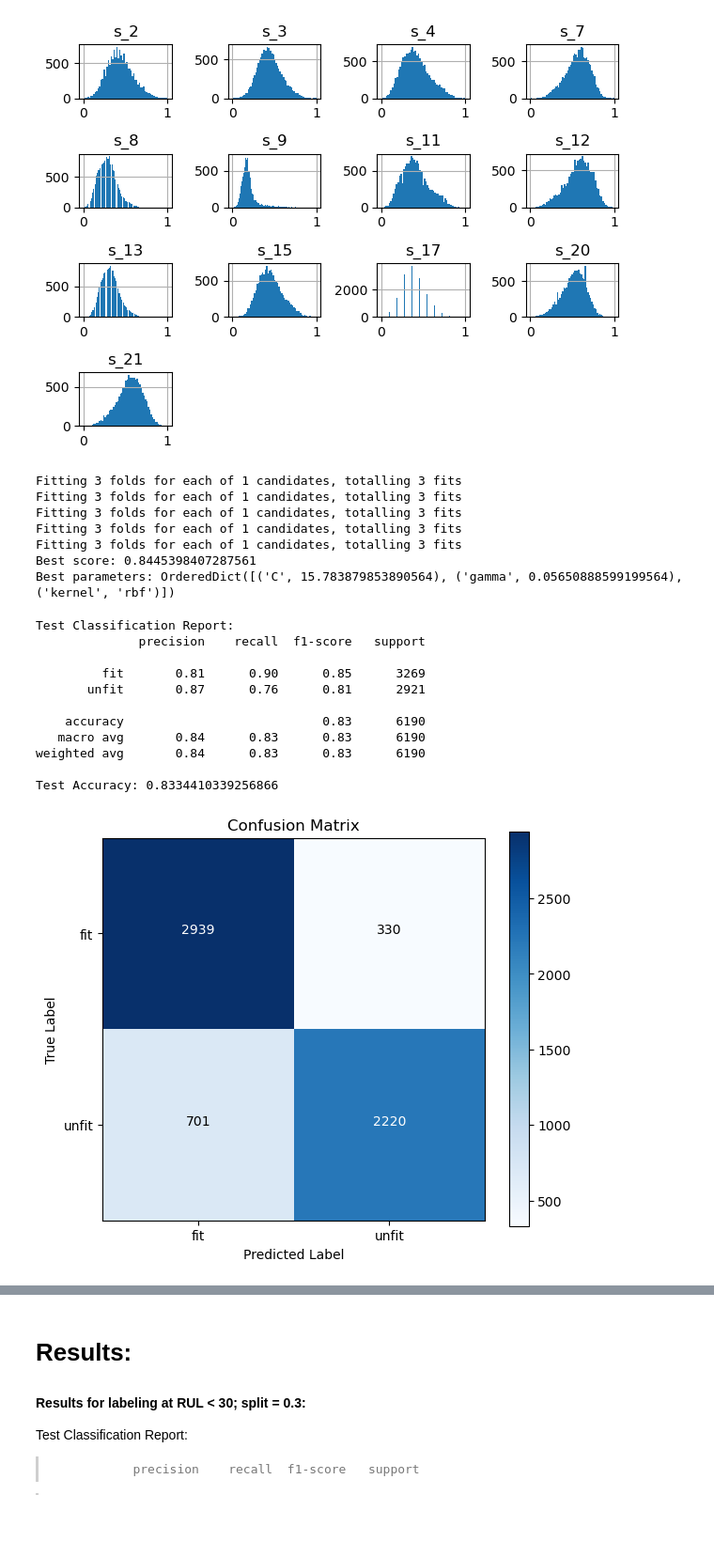
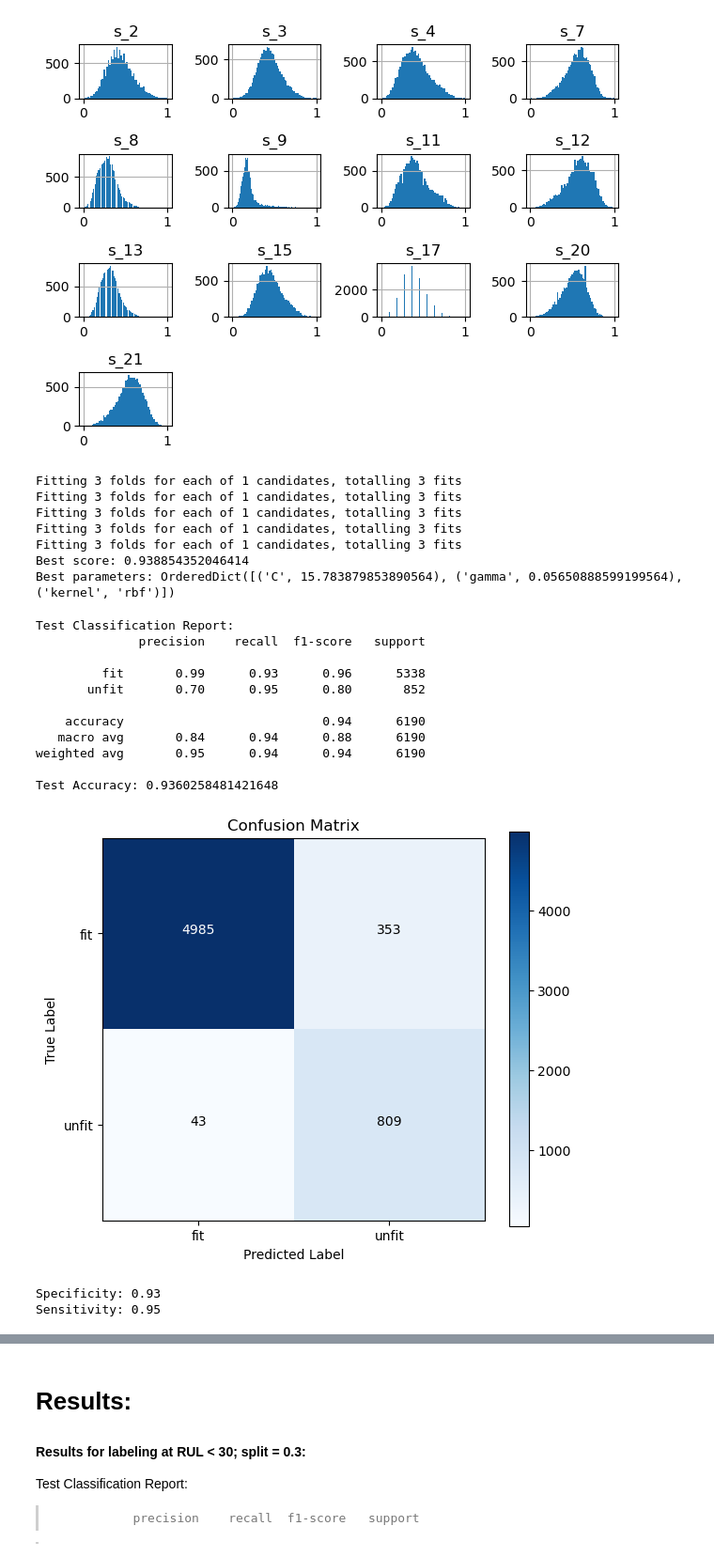
Before and after one commit to spechta/turbofan_rul, a Jupyter notebook: classifier.ipynb, the cells around one changed output, grey strips where cells are left out. Shown at 94% size. Drawn from its saved outputs; the diff is of its cells as text; code cells hidden in the pictures; blank space fills up the shorter version.

Commit message:
specificity Berechnung wieder hinzugefügt

```diff
--- a/classifier.ipynb
+++ b/classifier.ipynb
@@ -292,8 +292,8 @@ svc = SVC(class_weight='balanced', random_state=42)
 bayes_cv = BayesSearchCV(
     estimator=svc,
     search_spaces=param_space,
-    n_iter=10,        # number of parameter settings sampled
-    cv=15,
+    n_iter=3,
+    cv=5,
     scoring='accuracy',
     n_jobs=-1,
     verbose=2,
@@ -491,7 +485,7 @@ drop_list = ['setting_1', 'setting_2', 'setting_3', 's_1', 's_5', 's_6', 's_10',
 train['RUL'] = train.groupby('unit_number')['time_cycles'].transform('max') - train['time_cycles']
 
 # Define a threshold for binary classification (e.g., RUL < 30 -> unfit)
-threshold = 100
+threshold = 30
 train['label'] = train['RUL'].apply(lambda x: 'unfit' if x < threshold else 'fit')
 # %%
 from sklearn.model_selection import train_test_split
@@ -583,7 +577,7 @@ Fitting 3 folds for each of 1 candidates, totalling 3 fits
 Fitting 3 folds for each of 1 candidates, totalling 3 fits
 Fitting 3 folds for each of 1 candidates, totalling 3 fits
 Fitting 3 folds for each of 1 candidates, totalling 3 fits
-Best score: 0.8445398407287561
+Best score: 0.938854352046414
 Best parameters: OrderedDict([('C', 15.783879853890564), ('gamma', 0.05650888599199564), ('kernel', 'rbf')])
 # %%
 best_model = bayes_cv.best_estimator_
@@ -599,37 +593,52 @@ print("Test Accuracy:", accuracy_score(y_test, y_pred_test))
 
 # Define the label order for 2 classes
 labels_order = ['fit', 'unfit']
 
 # Compute the confusion matrix with specific label order
 cm = confusion_matrix(y_test, y_pred_test, labels=labels_order)
 
 plt.figure(figsize=(6, 5))
 plt.imshow(cm, interpolation='nearest', cmap=plt.cm.Blues)
 plt.title('Confusion Matrix')
 plt.colorbar()
 tick_marks = np.arange(len(labels_order))
 plt.xticks(tick_marks, labels_order)
 plt.yticks(tick_marks, labels_order)
 thresh = cm.max() / 2.
 for i in range(cm.shape[0]):
     for j in range(cm.shape[1]):
         plt.text(j, i, format(cm[i, j], 'd'),
                  horizontalalignment="center",
                  color="white" if cm[i, j] > thresh else "black")
 plt.xlabel('Predicted Label')
 plt.ylabel('True Label')
 plt.tight_layout()
 plt.show()
+
+# Display Specificity and Sensitivity
+def specificity_sensitivity(y_true, y_pred):
+    cm = confusion_matrix(y_true, y_pred, labels=labels_order)
+    TN, FP, FN, TP = cm.ravel()
+
+    specificity = TN / (TN + FP) if (TN + FP) > 0 else 0
+    sensitivity = TP / (TP + FN) if (TP + FN) > 0 else 0
+
+    return specificity, sensitivity
+specificity, sensitivity = specificity_sensitivity(y_test, y_pred_test)
+print(f"Specificity: {specificity:.2f}")
+print(f"Sensitivity: {sensitivity:.2f}")
 # %% [output]
 Test Classification Report:
               precision    recall  f1-score   support
 
-         fit       0.81      0.90      0.85      3269
-       unfit       0.87      0.76      0.81      2921
+         fit       0.99      0.93      0.96      5338
+       unfit       0.70      0.95      0.80       852
 
-    accuracy                           0.83      6190
-   macro avg       0.84      0.83      0.83      6190
-weighted avg       0.84      0.83      0.83      6190
+    accuracy                           0.94      6190
+   macro avg       0.84      0.94      0.88      6190
+weighted avg       0.95      0.94      0.94      6190
 
-Test Accuracy: 0.8334410339256866
+Test Accuracy: 0.9360258481421648
-[figure, old version]
+[figure, new version]
+Specificity: 0.93
+Sensitivity: 0.95
```
Also changed, not shown: parts of 4 cells of this notebook.
